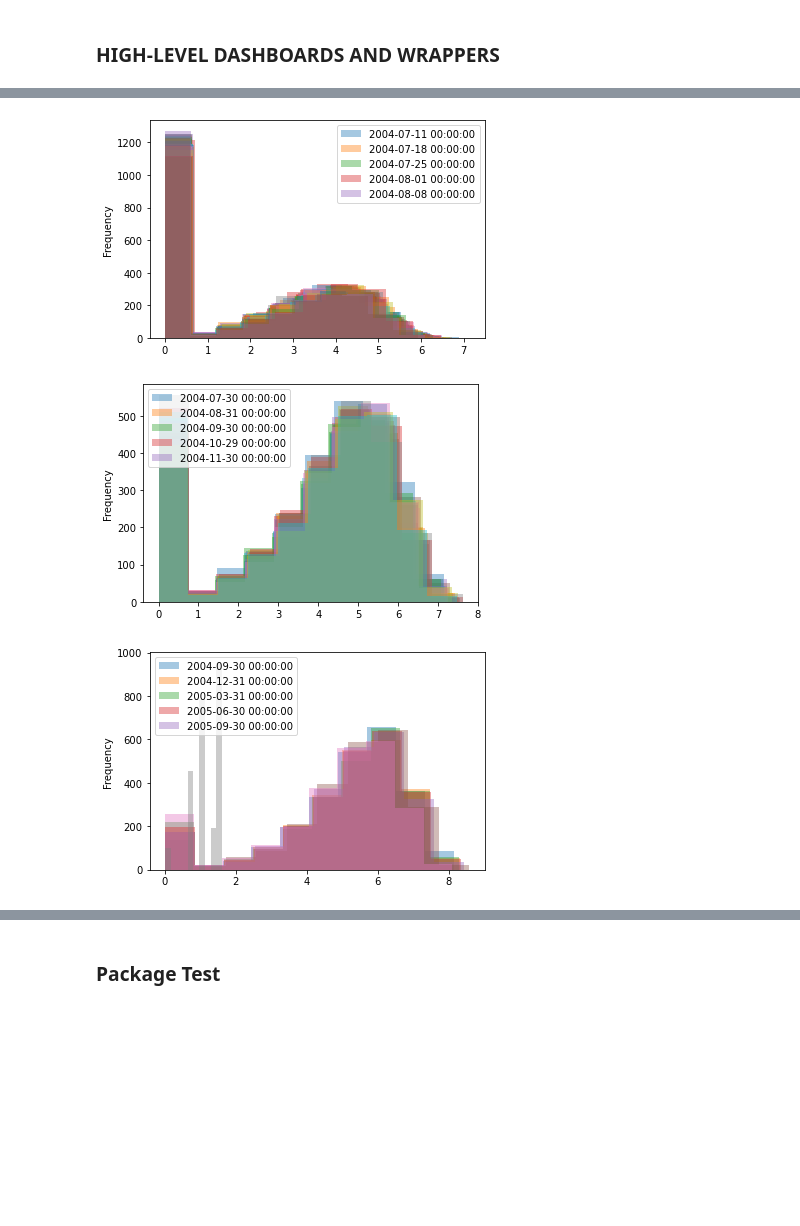
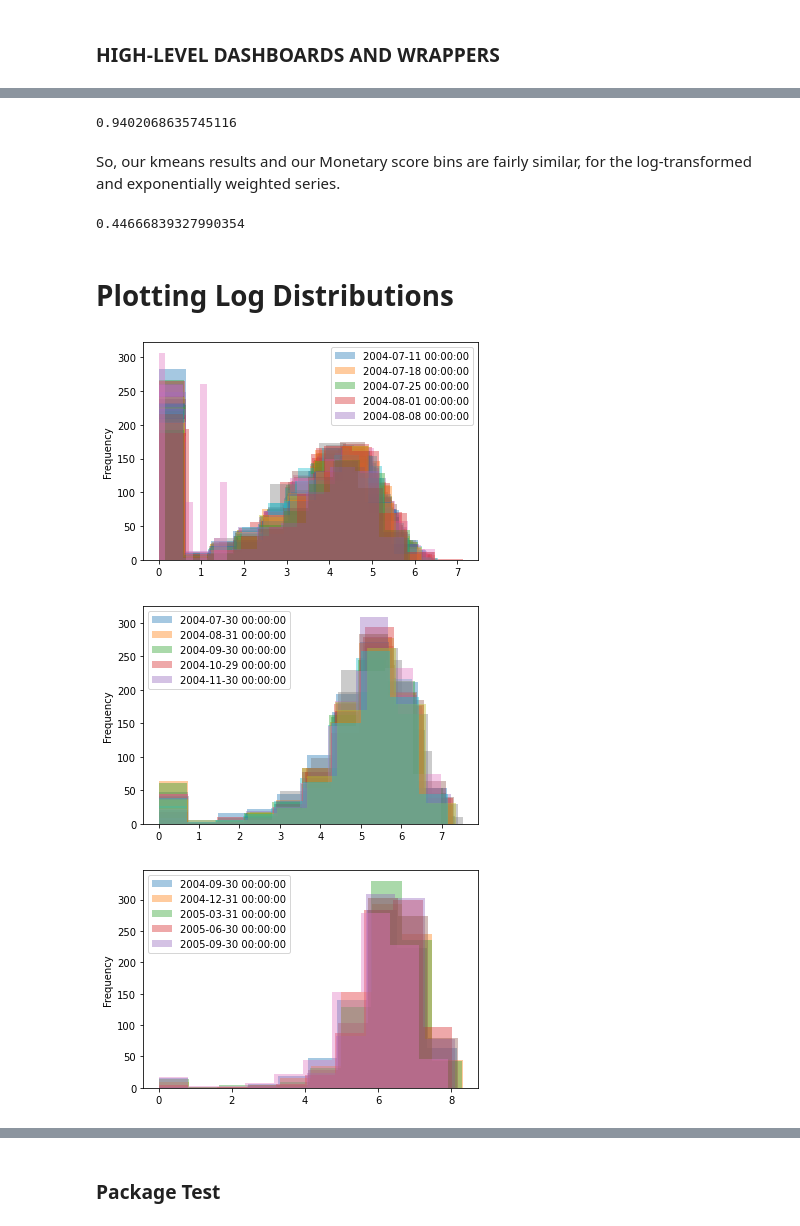
Before and after one commit to np1919/DTCJ, a Jupyter notebook: Developing matrices to model customer purchase behaviour over time.ipynb, the cells around one changed output, grey strips where cells are left out. Drawn from its saved outputs; the diff is of its cells as text; code cells hidden in the pictures; blank space fills up the shorter version.

Commit message:
modelling timeseries for similarity

```diff
--- a/Developing matrices to model customer purchase behaviour over time.ipynb
+++ b/Developing matrices to model customer purchase behaviour over time.ipynb
@@ -103,7 +132,7 @@ class LoadMerged(SalesTable):
 
     '''
     def __init__(self,
-                 df = dtcj.load_merged(),
+                 df=None,
                  sales_col='SALES_VALUE',
                  customer_id='household_key',
                  dt_col='datetime',
@@ -111,8 +140,12 @@ class LoadMerged(SalesTable):
 
         # identifying sales, ID, datetime columns
 
+        if df == None:
+            df = dtcj.load_merged()
+
+
         self.sales_col = sales_col
         self.customer_id =  customer_id
         self.dt_col = dt_col
         self.df = df
-        self.customer_ids = list(self.df[self.customer_id].unique()) # wrap these two in a load_df wrapper/setter
+        self.customer_ids = sorted(list(self.df[self.customer_id].unique())) # wrap these two in a load_df wrapper/setter
@@ -123 +160,3 @@ Merged.__repr__()
+# %%
+Demo = SalesTable(Merged.df[Merged.df['household_key'].isin(dtcj.demo_list())])
 # %%
@@ -136,0 +179,3 @@ demo = demo_Merged.df
+# %%
+demo_quarterly_sum_sales = Demo.sales_over_time(resample_rule='BQ')
+demo_quarterly_sum_sales.fillna(0, inplace=True)
@@ -295,0 +431,5 @@ dtype: float64
+# %%
+hh_agg = dtcj.load_hh_agg(Demo.df)
+
+
+demo_quarterly_sum_sales.index.name = 'household_key'
@@ -296,19 +455,30 @@ dtype: float64
+# %%
+mutual_info_score(df['M'], kmeans_results)
+# %% [output]
+0.9402068635745116
+# %% [markdown]
+So, our kmeans results and our Monetary score bins are fairly similar, for the log-transformed and exponentially weighted series.
+# %%
+mutual_info_score(df['RFM Bins'], log_weighted_kmeans_results)
+# %% [output]
+0.44666839327990354
+# %% [markdown]
+# Plotting Log Distributions
 # %%
-
 def plot_sales_matrix(sum_sales_matrix):
     [[np.log(matrix[col]+1).plot(kind='hist', alpha=0.4, label=f'{col}') for col in matrix] for matrix in [sum_sales_matrix]]
     plt.legend(labels=[col for col in sum_sales_matrix][:5])
-    plt.show() # non-log
+    plt.show() # log rn
 
-plot_sales_matrix(weekly_sum_sales)
+plot_sales_matrix(demo_weekly_sum_sales)
 # %% [output]
-[figure, old version]
+[figure, new version]
 # %%
-plot_sales_matrix(monthly_sum_sales)
+plot_sales_matrix(demo_monthly_sum_sales)
 # %% [output]
-[figure, old version]
+[figure, new version]
 # %%
-plot_sales_matrix(quarterly_sum_sales)
+plot_sales_matrix(demo_quarterly_sum_sales)
 # %% [output]
-[figure, old version]
+[figure, new version]
 # %% [markdown]
```
Also changed, not shown: parts of 73 cells of this notebook.
